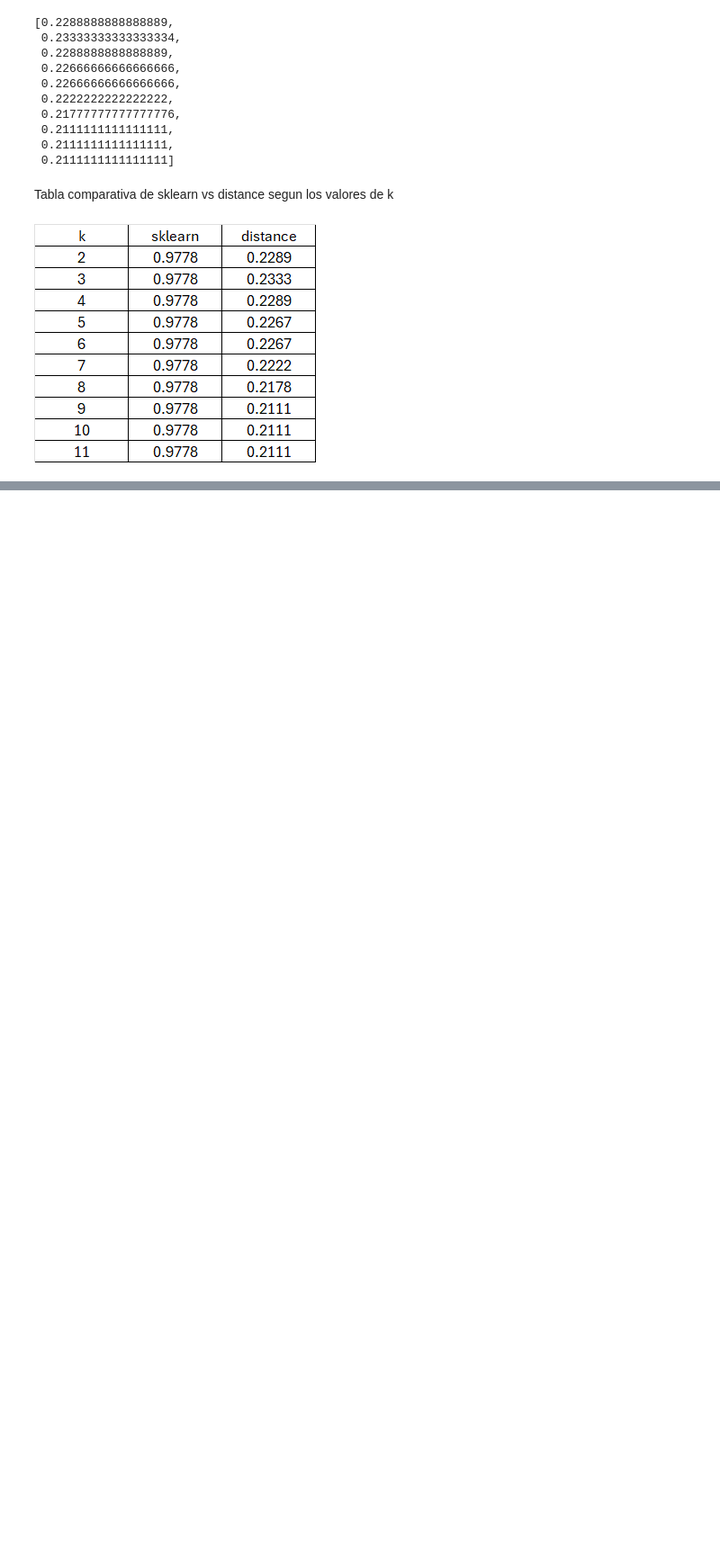
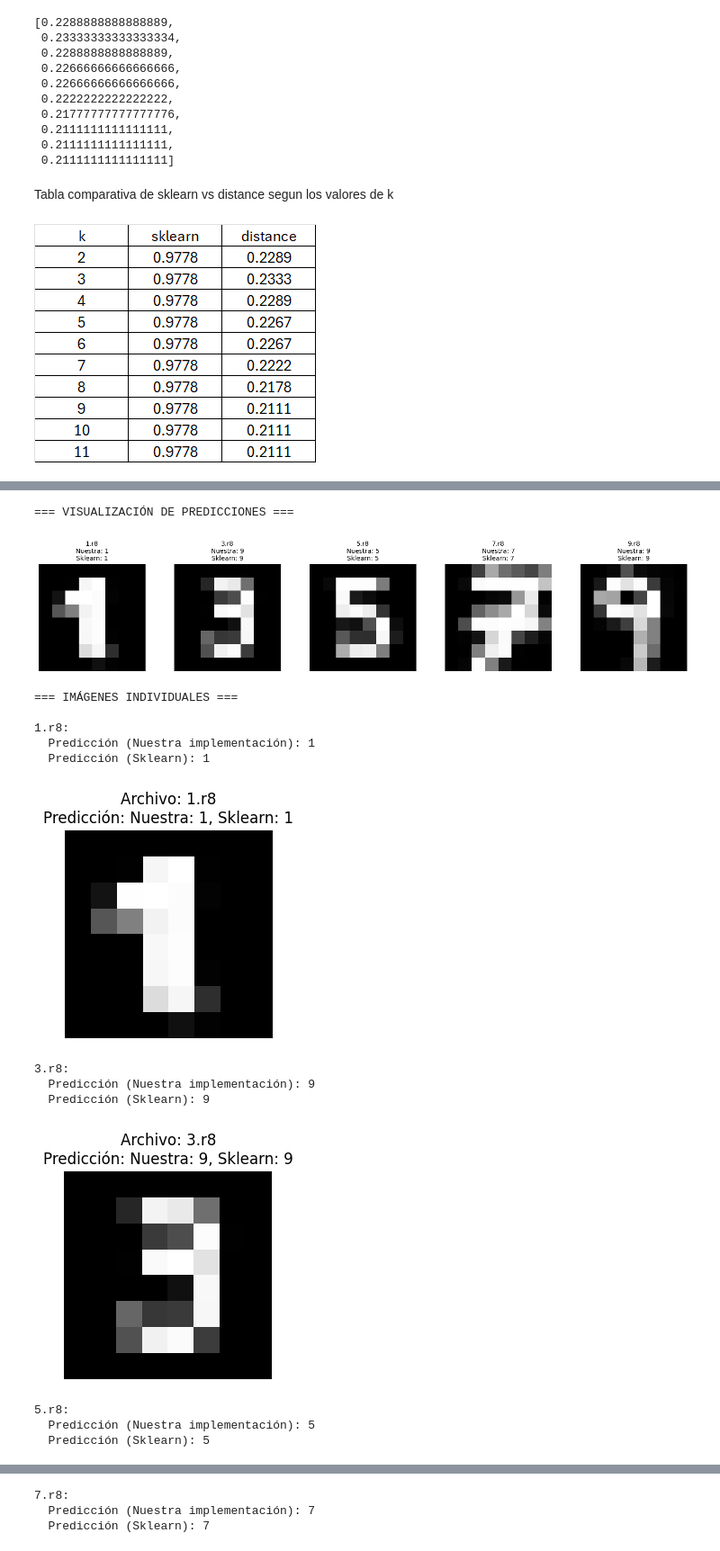
Before and after one commit to LosMelonesDulces/Tarea2-Patrones, a Jupyter notebook: imagenes.ipynb, the cells around one changed output, grey strips where cells are left out. Shown at 90% size. Cells and saved outputs as stored; diff of their text form; code cells hidden in the pictures; blank space fills up the shorter version.

```diff
--- a/imagenes.ipynb
+++ b/imagenes.ipynb
@@ -297,0 +439,44 @@ Tabla comparativa de sklearn vs distance segun los valores de k
+# %%
+# Mostrar las imágenes con sus predicciones
+if len(imagenes_r8) > 0:
+    print("\n=== VISUALIZACIÓN DE PREDICCIONES ===")
+
+    # Crear una figura con todas las imágenes y sus predicciones
+    fig, axes = plt.subplots(1, len(imagenes_r8), figsize=(15, 3))
+
+    if len(imagenes_r8) == 1:
+        axes = [axes]  # Asegurar que axes sea iterable
+
+    for i, (img, archivo, pred_our, pred_sklearn) in enumerate(zip(imagenes_r8, nombres_archivos, our_predictions, sklearn_predictions)):
+        axes[i].imshow(img, cmap='gray', interpolation='nearest')
+        axes[i].set_title(f"{archivo}\nNuestra: {pred_our}\nSklearn: {pred_sklearn}", fontsize=10)
+        axes[i].axis('off')
+
+    plt.tight_layout()
+    plt.show()
+
+    # Mostrar también individualmente para mejor visualización
+    print("\n=== IMÁGENES INDIVIDUALES ===")
+    for i, (img, archivo, pred_our, pred_sklearn) in enumerate(zip(imagenes_r8, nombres_archivos, our_predictions, sklearn_predictions)):
+        print(f"\n{archivo}:")
+        print(f"  Predicción (Nuestra implementación): {pred_our}")
+        print(f"  Predicción (Sklearn): {pred_sklearn}")
+        show_image(img, f"Archivo: {archivo}", f"Nuestra: {pred_our}, Sklearn: {pred_sklearn}")
+else:
+    print("No hay imágenes para mostrar")
+# %% [output]
+=== VISUALIZACIÓN DE PREDICCIONES ===
+[figure, added]
+=== IMÁGENES INDIVIDUALES ===
+
+1.r8:
+  Predicción (Nuestra implementación): 1
+  Predicción (Sklearn): 1
+[figure, added]
+3.r8:
+  Predicción (Nuestra implementación): 9
+  Predicción (Sklearn): 9
+[figure, added]
+5.r8:
+  Predicción (Nuestra implementación): 5
+  Predicción (Sklearn): 5
@@ -297,0 +484,3 @@ Tabla comparativa de sklearn vs distance segun los valores de k
+7.r8:
+  Predicción (Nuestra implementación): 7
+  Predicción (Sklearn): 7
```
Also changed, not shown: parts of 6 cells of this notebook, 6 other files.
